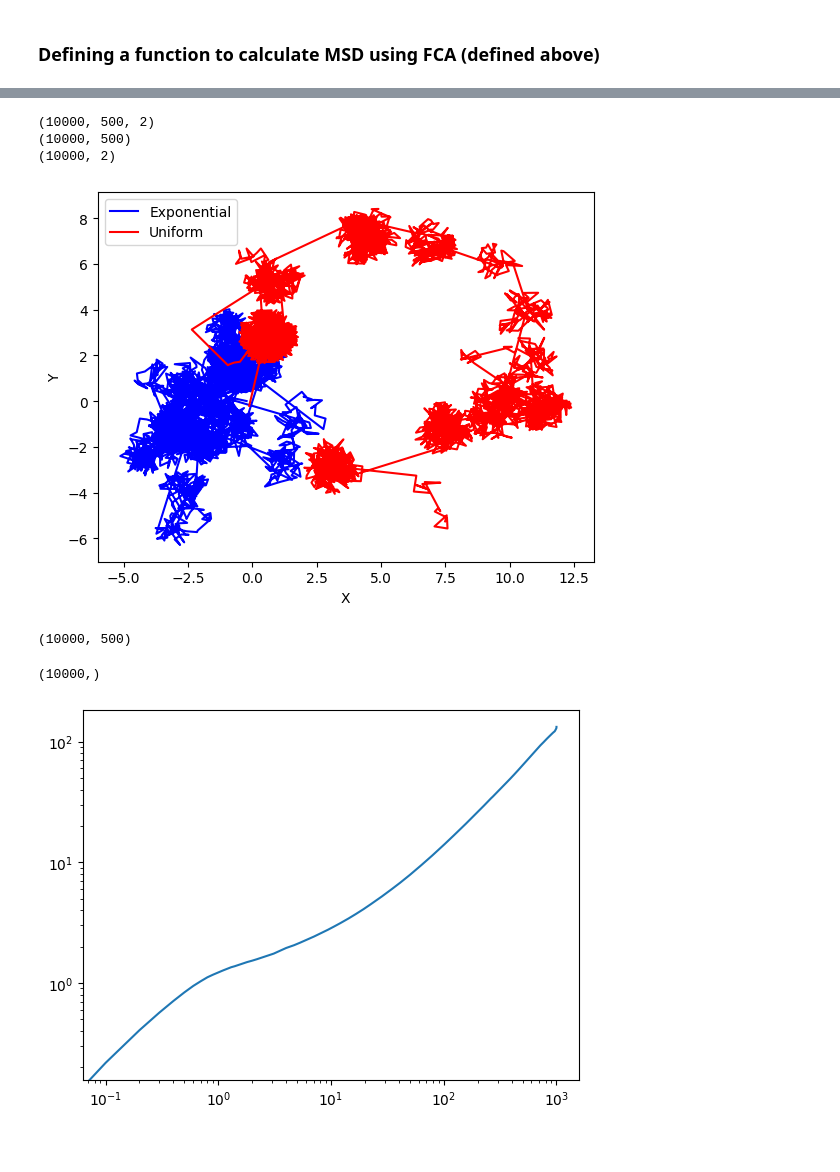
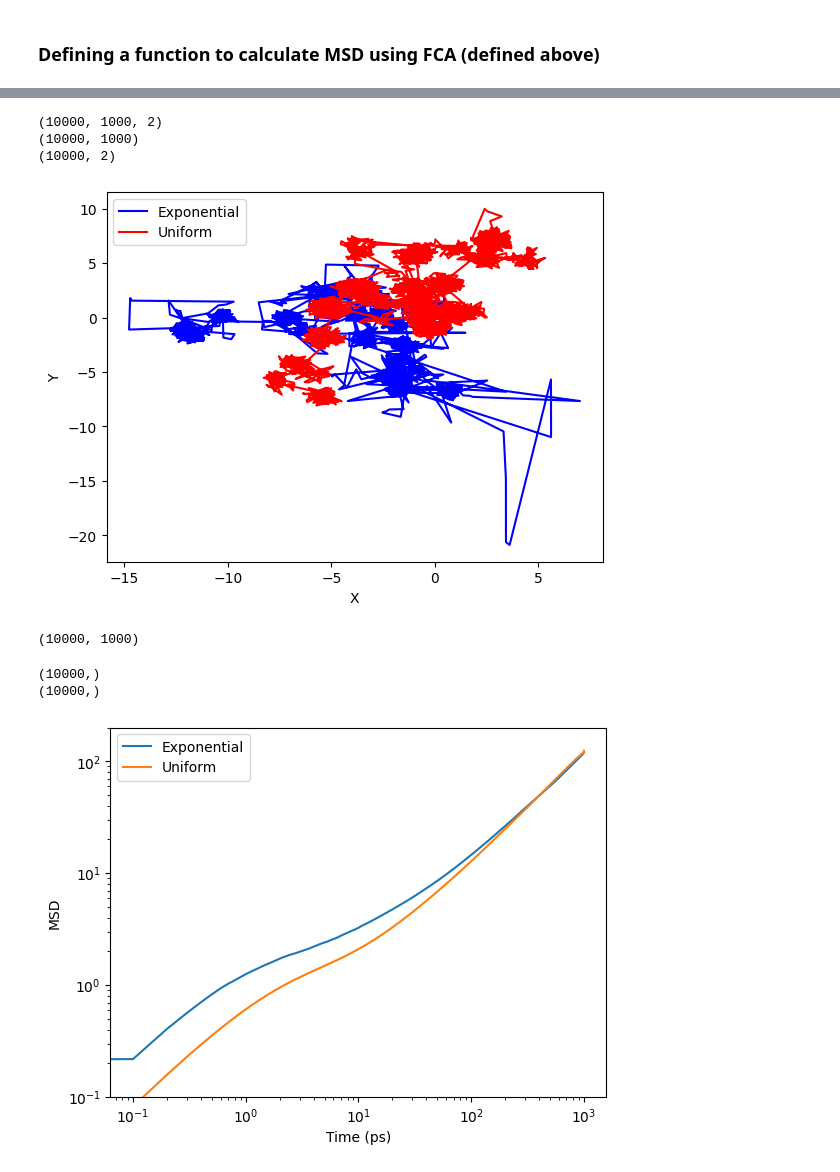
Before and after one commit to Shreeeeeeeeeeeee/CTRW_2state, a Jupyter notebook: CTRW_2step_Cuda_test.ipynb, the cells around one changed output, grey strips where cells are left out. Drawn from its saved outputs; the diff is of its cells as text; code cells hidden in the pictures; blank space fills up the shorter version.

```diff
--- a/CTRW_2step_Cuda_test.ipynb
+++ b/CTRW_2step_Cuda_test.ipynb
@@ -398,14 +398,14 @@ sig2 = np.sqrt(2*Dj*tau2)
 print ("Sigma 2:", sig2)
 tau2 = tau2/delt
 print ("Waiting time for jump motion (in Delta T units)",tau2)
-X0  = 0.75
+X0  = 1.0
 
-nens = 500
+nens = 1000
 
 start_time = tpack.time()
 
 tim, xtall, ytall = ctrw_ens2d_cuda(sig,tau,sig2,tau2,X0,nens,Nt=NT,dt=delt)
-tim1, xtall1, ytall1 = ctrw_ens2d_cuda_uniform(sig,tau,sig2,tau2,0.5, 1.5,nens,Nt=NT,dt=delt)
+tim1, xtall1, ytall1 = ctrw_ens2d_cuda_uniform(sig,tau,sig2,tau2,0.95, 1.05,nens,Nt=NT,dt=delt)
 
 end_time = tpack.time()
 print(f"\nTotal time elapsed: {end_time - start_time:.2f} seconds")
@@ -418,21 +419,21 @@ Total time elapsed: 4.65 seconds
 # %%
 rall = np.stack((xtall,ytall),axis=-1)
 rall1 = np.stack((xtall1,ytall1),axis=-1)
 print (rall.shape)
 print (xtall.shape)
 print (rall[:,99,:].shape)
-k = 345
+k = 145
 plt.plot(xtall[:,k],ytall[:,k], color='blue', label="Exponential")
 plt.plot(xtall1[:,k],ytall1[:,k], color='red', label="Uniform")
 plt.xlabel("X")
 plt.ylabel("Y")
 plt.legend()
 plt.show()
 # %% [output]
-(10000, 500, 2)
-(10000, 500)
+(10000, 1000, 2)
+(10000, 1000)
 (10000, 2)
-[figure, old version]
+[figure, new version]
 # %%
 msd = np.zeros(xtall.shape,dtype='float64') #initialise an array for MSD
 msd1 = np.zeros(xtall1.shape,dtype='float64') #initialise an array for MSD
@@ -442,18 +443,25 @@ for i in range(0,xtall.shape[1]):
     msd[:,i] = calc_msd(rall[:,i,:])
     msd1[:,i] = calc_msd(rall1[:,i,:])
 # %% [output]
-(10000, 500)
+(10000, 1000)
 # %%
 # plt.style.use('seaborn-notebook')
 msd_avg = np.average(msd,axis=1)
+msd1_avg = np.average(msd1,axis=1)
+print (msd_avg.shape)
 print( msd_avg.shape)
 # print msd_avg
-plt.plot(tim,msd_avg)
+plt.plot(tim,msd_avg, label="Exponential")
+plt.plot(tim,msd1_avg, label="Uniform")
 plt.xscale("log")
 plt.yscale("log")
-# plt.ylim(0.1,1000)
+plt.ylim(0.1,200)
 # plt.savefig("test.png",bbox_inches='tight',dpi=300)
+plt.xlabel("Time (ps)")
+plt.ylabel("MSD")
+plt.legend()
 plt.show()
 # %% [output]
 (10000,)
+(10000,)
-[figure, old version]
+[figure, new version]
```
Also changed, not shown: parts of 3 cells of this notebook.
